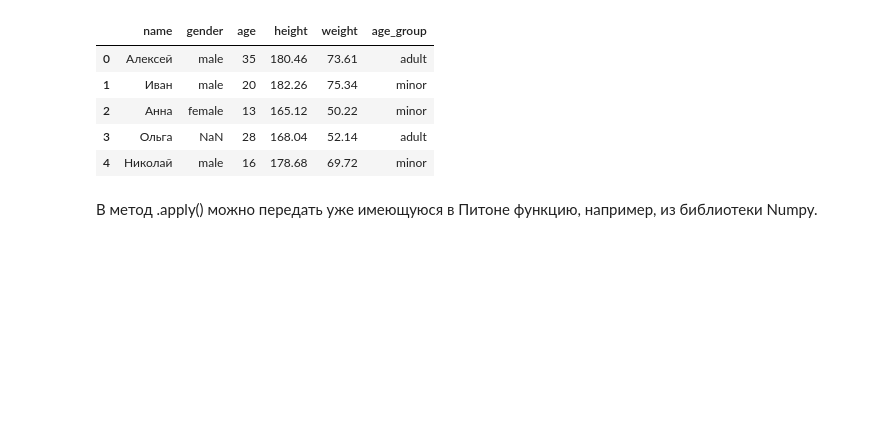
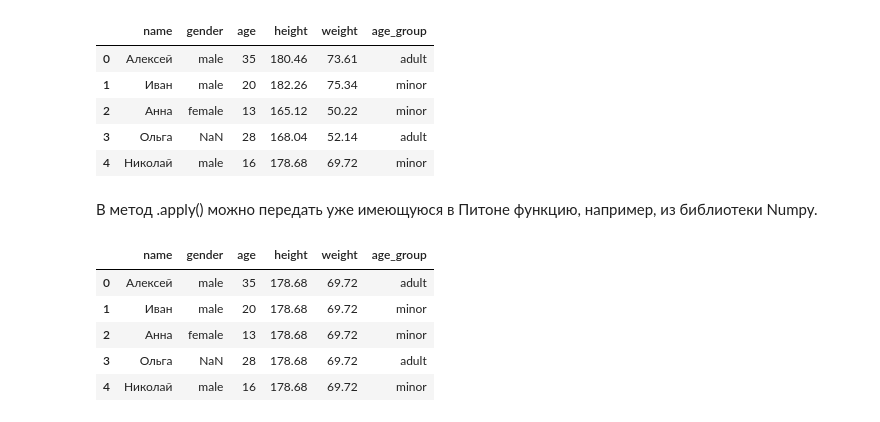
Before and after one commit to ShaidulinAndrew/Pandas_classes, a Jupyter notebook: Pandas2_makarov.ipynb, the cells around one changed output. Drawn from its saved outputs; the diff is of its cells as text; code cells hidden in the pictures; blank space fills up the shorter version.

```diff
--- a/Pandas2_makarov.ipynb
+++ b/Pandas2_makarov.ipynb
@@ -890,4 +890,12 @@ people
 В метод .apply() можно передать уже имеющуюся в Питоне функцию, например, из библиотеки Numpy.
 # %%
 # заменим значение в столбцах height и weight на медиану по столбцам
-people[['height', 'weight']] = people[['height', 'weight']].apply(
+people[['height', 'weight']] = people[['height', 'weight']].apply(np.median, axis = 0)
+people
+# %% [output]
+|  | name | gender | age | height | weight | age_group |
+| 0 | Алексей | male | 35 | 178.68 | 69.72 | adult |
+| 1 | Иван | male | 20 | 178.68 | 69.72 | minor |
+| 2 | Анна | female | 13 | 178.68 | 69.72 | minor |
+| 3 | Ольга | NaN | 28 | 178.68 | 69.72 | adult |
+| 4 | Николай | male | 16 | 178.68 | 69.72 | minor |
```
Also changed, not shown: parts of 13 cells of this notebook.
